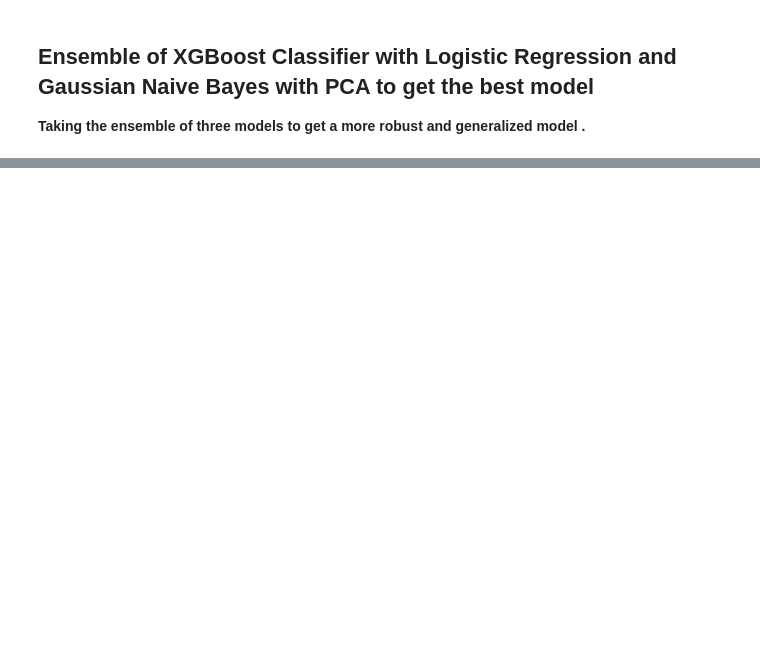
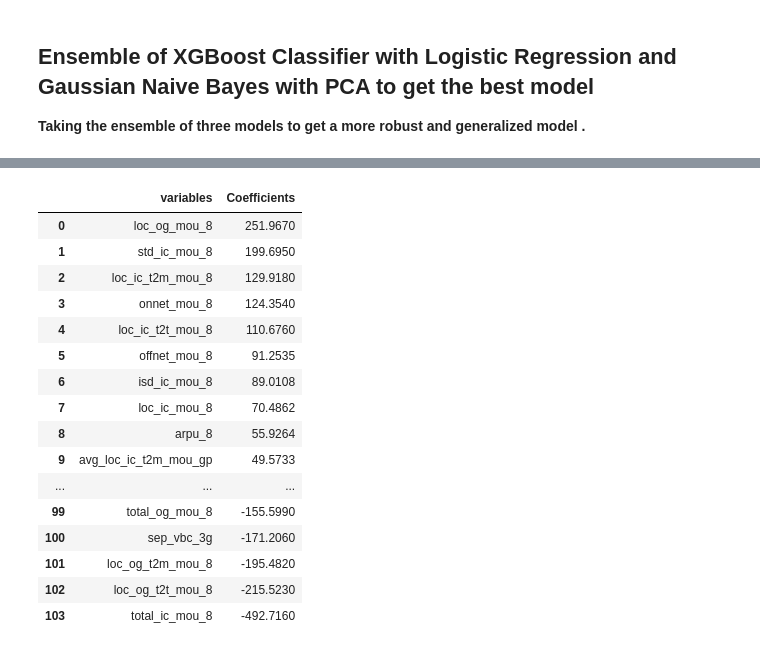
Before and after one commit to Arish813/Telecom-Churn-Case-Study, a Jupyter notebook: Telecom Churn Case Study_V4.ipynb, the cells around one changed output, grey strips where cells are left out. Saved outputs shown, nothing was run; the diff lists cells and outputs as text; code cells hidden in the pictures; blank space fills up the shorter version.

```diff
--- a/Telecom Churn Case Study_V4.ipynb
+++ b/Telecom Churn Case Study_V4.ipynb
@@ -999,0 +1131,26 @@ Accuracy:        0.93
+# %%
+for thing in feature_importance.variables:
+    if thing in cols:
+        continue
+    else:
+        feature_importance = feature_importance[feature_importance.variables != thing]
+
+feature_importance
+# %% [output]
+|  | variables | Coefficients |
+| 0 | loc_og_mou_8 | 251.9670 |
+| 1 | std_ic_mou_8 | 199.6950 |
+| 2 | loc_ic_t2m_mou_8 | 129.9180 |
+| 3 | onnet_mou_8 | 124.3540 |
+| 4 | loc_ic_t2t_mou_8 | 110.6760 |
+| 5 | offnet_mou_8 | 91.2535 |
+| 6 | isd_ic_mou_8 | 89.0108 |
+| 7 | loc_ic_mou_8 | 70.4862 |
+| 8 | arpu_8 | 55.9264 |
+| 9 | avg_loc_ic_t2m_mou_gp | 49.5733 |
+| ... | ... | ... |
+| 99 | total_og_mou_8 | -155.5990 |
+| 100 | sep_vbc_3g | -171.2060 |
+| 101 | loc_og_t2m_mou_8 | -195.4820 |
+| 102 | loc_og_t2t_mou_8 | -215.5230 |
+| 103 | total_ic_mou_8 | -492.7160 |
```
Also changed, not shown: parts of 25 cells of this notebook.
